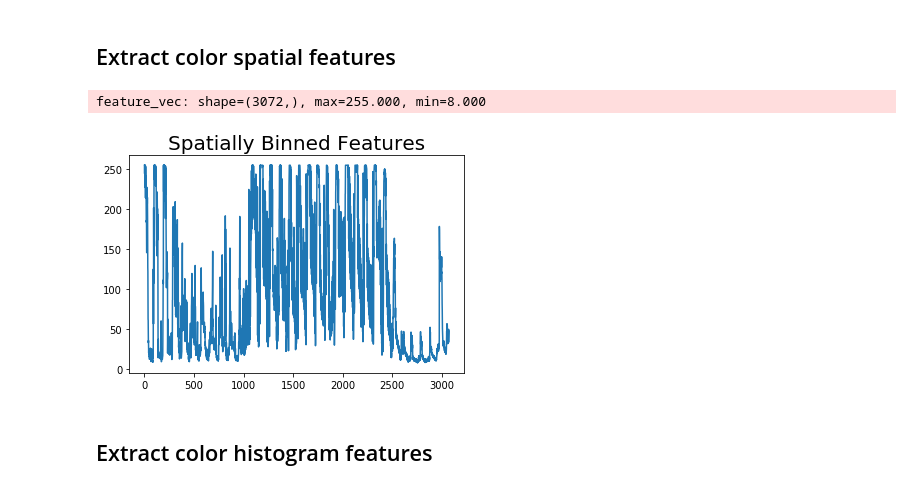
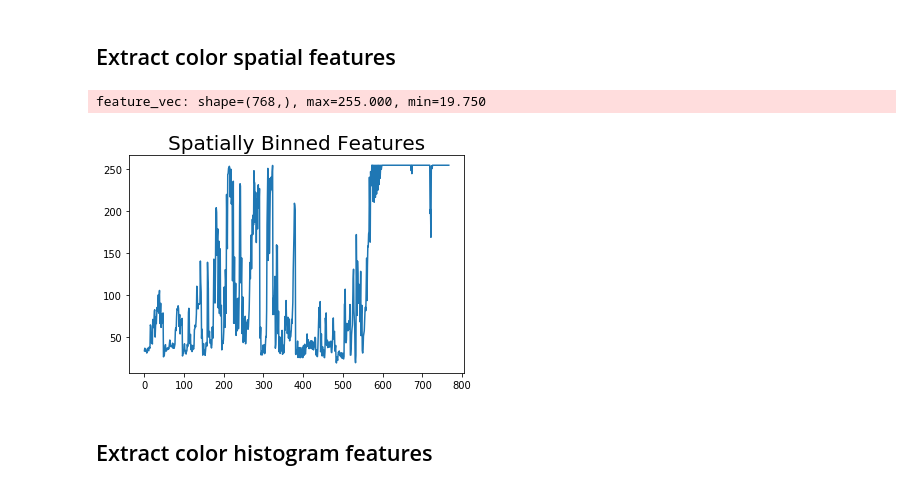
Before and after one commit to WangYuanMike/CarND-Vehicle-Detection, a Jupyter notebook: vehicle_detection.ipynb, the cells around one changed output. Cells and saved outputs as stored; diff of their text form; code cells hidden in the pictures.

```diff
--- a/vehicle_detection.ipynb
+++ b/vehicle_detection.ipynb
@@ -112,7 +123,7 @@ ind = np.random.randint(0, len(vehicle_images))
 
 # Read in the image
 image = vehicle_images[ind]
-gray = cv2.cvtColor(image, cv2.COLOR_RGB2GRAY)
+feature_image = cv2.cvtColor(image, cv2.COLOR_RGB2YCrCb)
 
 # Define HOG parameters
 orient = 9
@@ -120,9 +131,9 @@ pix_per_cell = 8
 cell_per_block = 2
 
 # Call our function with vis=True to see an image output
-features, hog_image = get_hog_features(gray, orient,
-                        pix_per_cell, cell_per_block,
-                        vis=True, feature_vec=False)
+features, hog_image = get_hog_features(feature_image[:,:,0], orient,
+                                       pix_per_cell, cell_per_block,
+                                       vis=True, feature_vec=False)
 
 # Plot the examples
 _, (ax1, ax2) = plt.subplots(1, 2, figsize=(10,5))
@@ -146,36 +157,36 @@ HOG features: shape=(7, 7, 2, 2, 9), max=0.463, min=0.000
 # %%
 # Define a function to compute color histogram features
 # Pass the color_space flag as 3-letter all caps string
 # like 'HSV' or 'LUV' etc.
-def bin_spatial(img, color_space='RGB', size=(32, 32)):
+def bin_spatial(img, color_space='RGB', size=(16, 16)):
     # Convert image to new color space (if specified)
     if color_space != 'RGB':
         if color_space == 'HSV':
             feature_image = cv2.cvtColor(img, cv2.COLOR_RGB2HSV)
         elif color_space == 'LUV':
             feature_image = cv2.cvtColor(img, cv2.COLOR_RGB2LUV)
         elif color_space == 'HLS':
             feature_image = cv2.cvtColor(img, cv2.COLOR_RGB2HLS)
         elif color_space == 'YUV':
             feature_image = cv2.cvtColor(img, cv2.COLOR_RGB2YUV)
         elif color_space == 'YCrCb':
             feature_image = cv2.cvtColor(img, cv2.COLOR_RGB2YCrCb)
     else: feature_image = np.copy(img)
     # Use cv2.resize().ravel() to create the feature vector
     features = cv2.resize(feature_image, size).ravel()
     # Return the feature vector
     return features
 
-feature_vec = bin_spatial(image, color_space='RGB', size=(32, 32))
+feature_vec = bin_spatial(image, color_space='RGB', size=(16, 16))
 
 # Plot features
 logger.info('feature_vec: shape={}, max={:.3f}, min={:.3f}'.format(np.shape(feature_vec), np.max(feature_vec), np.min(feature_vec)))
 plt.plot(feature_vec)
 plt.title('Spatially Binned Features', fontsize=20)
 plt.show()
 # %% [output]
-feature_vec: shape=(3072,), max=255.000, min=8.000
+feature_vec: shape=(768,), max=255.000, min=19.750
-[figure, old version]
+[figure, new version]
 # %% [markdown]
 ## Extract color histogram features
 # %%
```
Also changed, not shown: parts of 19 cells of this notebook.
